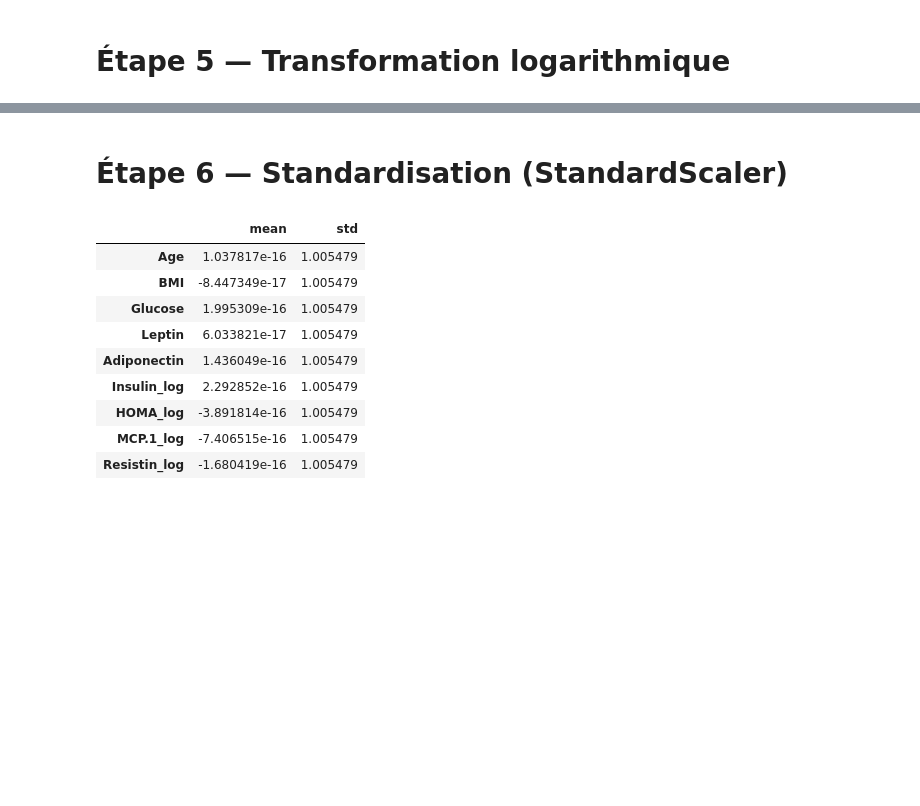
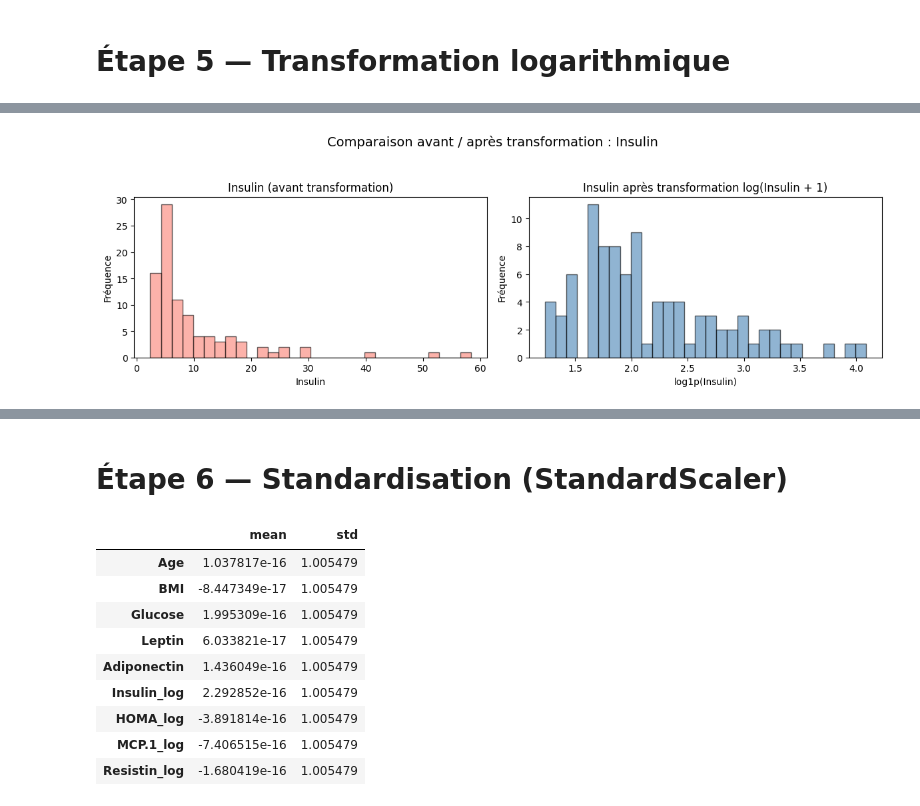
Before and after one commit to ErwanR123/breast-cancer-detection, a Jupyter notebook: logistic_regression.ipynb, the cells around one changed output, grey strips where cells are left out. Cells and saved outputs as stored; diff of their text form; code cells hidden in the pictures; blank space fills up the shorter version.

```diff
--- a/logistic_regression.ipynb
+++ b/logistic_regression.ipynb
@@ -155,0 +273,98 @@ for col in variables_log:
+# %%
+# Liste des variables à transformer (asymétriques)
+variables_log = ['Insulin', 'HOMA', 'MCP.1', 'Resistin']
+
+# Comparaison avant / après (1 figure par variable)
+for col in variables_log:
+    fig, axes = plt.subplots(1, 2, figsize=(12, 4))
+
+    # Avant transformation
+    axes[0].hist(X_train[col], bins=30, alpha=0.6, color='salmon', edgecolor='black')
+    axes[0].set_title(f"{col} (avant transformation)")
+    axes[0].set_xlabel(col)
+    axes[0].set_ylabel("Fréquence")
+
+    # Après transformation log1p
+    transformed = np.log1p(X_train[col])
+    axes[1].hist(transformed, bins=30, alpha=0.6, color='steelblue', edgecolor='black')
+    axes[1].set_title(f"{col} après transformation log({col} + 1)")
+    axes[1].set_xlabel(f"log1p({col})")
+    axes[1].set_ylabel("Fréquence")
+
+    plt.suptitle(f"Comparaison avant / après transformation : {col}", fontsize=14)
+    plt.tight_layout(rect=[0, 0, 1, 0.93])
+    plt.show()
+
+# Application de la transformation à X_train
+X_train_transformed = X_train.copy()
+for col in variables_log:
+    X_train_transformed[col + '_log'] = np.log1p(X_train[col])
+X_train_transformed = X_train_transformed.drop(columns=variables_log)
+
+# Mise à jour des features transformées
+features = X_train_transformed.columns.tolist()
+
+# Fusion avec y_train pour faciliter les visualisations
+train_data2 = X_train_transformed.copy()
+train_data2['Classification'] = y_train.values
+
+# Histogrammes par classe
+n_cols = 3
+n_rows = int(np.ceil(len(features) / n_cols))
+
+fig, axes = plt.subplots(n_rows, n_cols, figsize=(5 * n_cols, 4 * n_rows))
+axes = axes.flatten()
+
+for i, col in enumerate(features):
+    for classe in [0, 1]:
+        axes[i].hist(train_data2[train_data2['Classification'] == classe][col],
+                     bins=30, alpha=0.5, label=f"Classe {classe}")
+    axes[i].set_title(f"{col} selon la classe")
+    axes[i].legend()
+
+for j in range(i + 1, len(axes)):
+    fig.delaxes(axes[j])
+
+fig.suptitle("Histogrammes par classe (après transformation)", fontsize=16)
+plt.tight_layout(rect=[0, 0, 1, 0.97])
+plt.show()
+
+# Boxplots par classe
+
+fig, axes = plt.subplots(n_rows, n_cols, figsize=(5 * n_cols, 4 * n_rows))
+axes = axes.flatten()
+
+for i, col in enumerate(features):
+    sns.boxplot(x='Classification', y=col, data=train_data2, ax=axes[i])
+    axes[i].set_title(f"Boxplot de {col}")
+    axes[i].set_xlabel("Classe")
+    axes[i].set_ylabel(col)
+
+for j in range(i + 1, len(axes)):
+    fig.delaxes(axes[j])
+
+fig.suptitle("Boxplots par classe (après transformation)", fontsize=16)
+plt.tight_layout(rect=[0, 0, 1, 0.97])
+plt.show()
+
+# Scatter plots jittered par classe
+
+fig, axes = plt.subplots(n_rows, n_cols, figsize=(5 * n_cols, 4 * n_rows))
+axes = axes.flatten()
+
+for i, col in enumerate(features):
+    for classe in [0, 1]:
+        values = train_data2[train_data2['Classification'] == classe][col]
+        jittered_y = np.random.normal(loc=classe, scale=0.02, size=values.shape)
+        axes[i].scatter(values, jittered_y, alpha=0.5, label=f"Classe {classe}")
+    axes[i].set_title(f"{col} (scatter jittered)")
+    axes[i].legend()
+
+for j in range(i + 1, len(axes)):
+    fig.delaxes(axes[j])
+
+fig.suptitle("Scatter plots (jittered) par classe (après transformation)", fontsize=16)
+plt.tight_layout(rect=[0, 0, 1, 0.97])
+plt.show()
+# %% [output]
+[figure, added]
```
Also changed, not shown: parts of 13 cells of this notebook.
